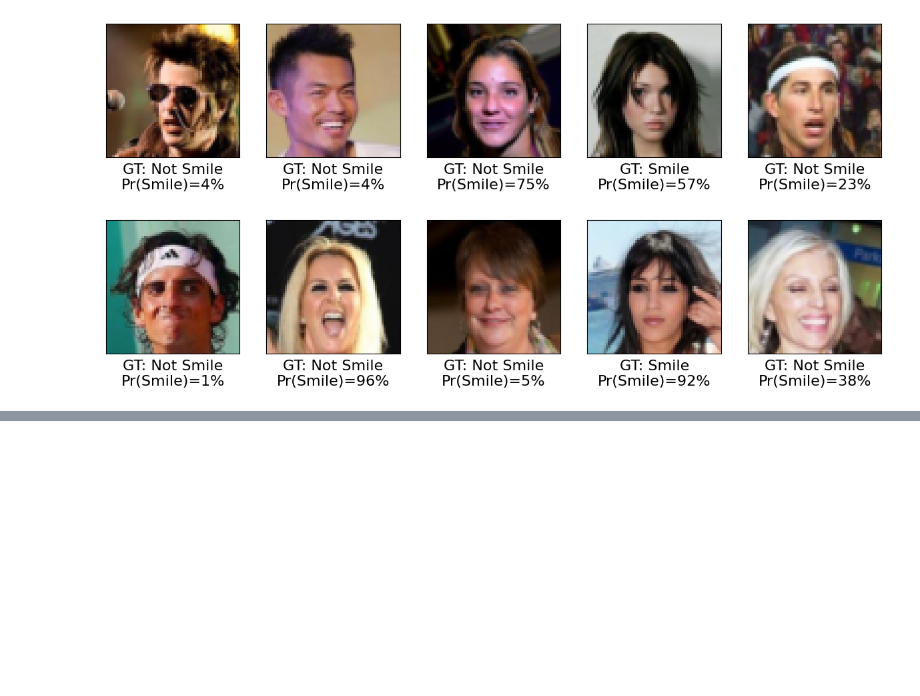
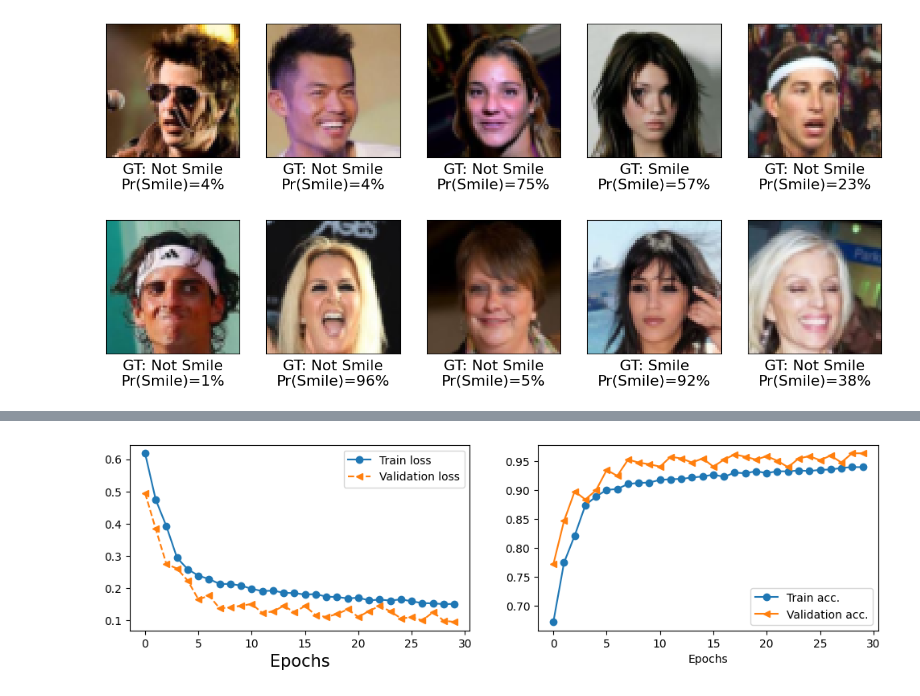
Before and after one commit to Kamil2601/CNN-image-classification, a Jupyter notebook: src/CelebA.ipynb, the cells around one changed output, grey strips where cells are left out. Drawn from its saved outputs; the diff is of its cells as text; code cells hidden in the pictures; blank space fills up the shorter version.

Commit message:
Male/female classifier

```diff
--- a/src/CelebA.ipynb
+++ b/src/CelebA.ipynb
@@ -220,3 +220,36 @@ for j in range(10, 20):
 plt.show()
 # %% [output]
 [figure]
+# %%
+def get_male(attr):
+    return attr[20].float().unsqueeze(0)
+
+
+celeba_train_dataset = torchvision.datasets.CelebA(
+    image_path, split='train',
+    target_type='attr', download=True,
+    transform=transform_train, target_transform=get_male
+)
+
+
+celeba_valid_dataset = torchvision.datasets.CelebA(
+    image_path, split='valid',
+    target_type='attr', download=True,
+    transform=transform, target_transform=get_male
+)
+
+celeba_test_dataset = torchvision.datasets.CelebA(
+    image_path, split='test',
+    target_type='attr', download=True,
+    transform=transform, target_transform=get_male
+)
+
+celeba_train_dataset = Subset(celeba_train_dataset, torch.arange(16000))
+celeba_valid_dataset = Subset(celeba_valid_dataset, torch.arange(1000))
+
+
+batch_size = 64
+
+train_dl = DataLoader(celeba_train_dataset, batch_size, shuffle=True)
+valid_dl = DataLoader(celeba_valid_dataset,batch_size, shuffle=False)
+test_dl = DataLoader(celeba_test_dataset, batch_size, shuffle=False)
@@ -222,0 +285,3 @@ plt.show()
+# %%
+optimizer = torch.optim.Adam(model.parameters(), lr=0.001)
+history = train_loop(train_dl, model, optimizer=optimizer, val_dataloader=valid_dl, num_epochs=30, binary=True, verbose=True)
@@ -222,0 +306,4 @@ plt.show()
+# %%
+plot_history(history)
+# %% [output]
+[figure, added]
```
Also changed, not shown: parts of 4 cells of this notebook, 1 other file.
